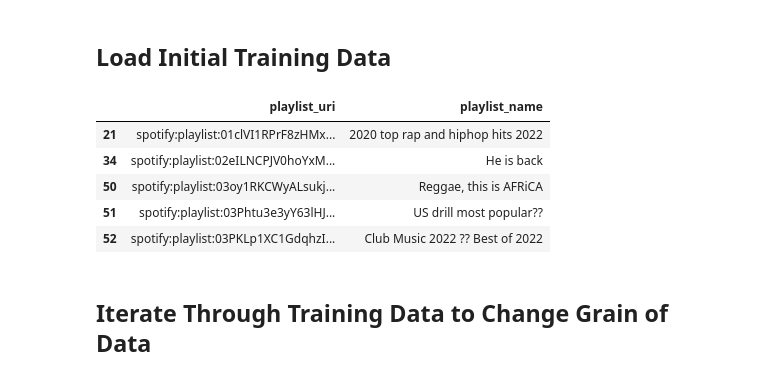
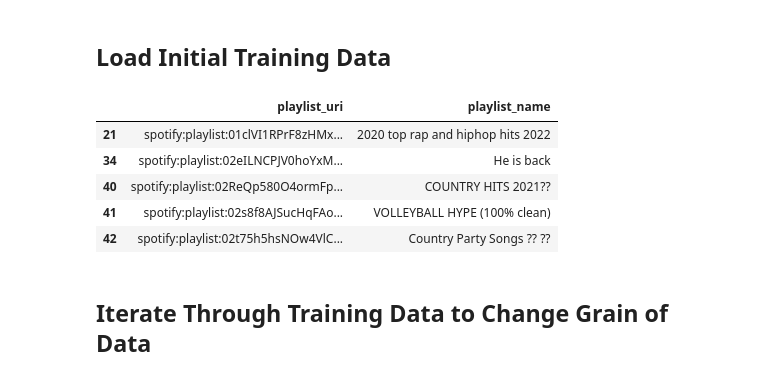
Before and after one commit to datascienceclubUVU/UVU-2022-2023, a Jupyter notebook: InitialIngestionPipeline.ipynb, the cells around one changed output. Drawn from its saved outputs; the diff is of its cells as text; code cells hidden in the pictures.

```diff
--- a/InitialIngestionPipeline.ipynb
+++ b/InitialIngestionPipeline.ipynb
@@ -38,37 +38,37 @@ def get_playlist_tracks(playlist_uri):
 # %%
 # establish connection to Spotify API
 
 cid = 'e5448a8a4fdc4b5d98b44e956d50546d'
 secret = '8924c0394d3f49a4a569fc03e891aa1b'
 client_credentials = SpotifyClientCredentials(client_id=cid, client_secret=secret)
 sp = spotipy.Spotify(client_credentials_manager=client_credentials, requests_timeout=15, retries=10)
 
 # establish connection to Postgres
 
 host_name = 'localhost'
 database_name = 'Spotify'
 engine = sql.create_engine('postgresql+psycopg2://postgres:DataNerd2023!!\
 @localhost/Spotify')
 
 # load training data
 new_batch = pd.read_csv('distinct_playlists.csv')[['playlist_uri', 'playlist_name']]
 new_batch['playlist_uri'] = new_batch['playlist_uri'].str.strip()
 
 db_query = pd.read_sql('SELECT DISTINCT playlist_uri FROM playlist_tracks', engine)
 
 outer = new_batch.merge(db_query, how='outer', indicator=True)
 anti_join = outer[(outer._merge=='left_only')].drop('_merge', axis=1)
 
 new_batch = pd.DataFrame(anti_join)
-new_batch = new_batch[0:5]
+new_batch = new_batch[0:25]
 new_batch.head()
 # %% [output]
 |  | playlist_uri | playlist_name |
 | 21 | spotify:playlist:01clVI1RPrF8zHMx... | 2020 top rap and hiphop hits 2022 |
 | 34 | spotify:playlist:02eILNCPJV0hoYxM... | He is back |
-| 50 | spotify:playlist:03oy1RKCWyALsukj... | Reggae, this is AFRiCA |
-| 51 | spotify:playlist:03Phtu3e3yY63lHJ... | US drill most popular?? |
-| 52 | spotify:playlist:03PKLp1XC1GdqhzI... | Club Music 2022 ?? Best of 2022 |
+| 40 | spotify:playlist:02ReQp580O4ormFp... | COUNTRY HITS 2021?? |
+| 41 | spotify:playlist:02s8f8AJSucHqFAo... | VOLLEYBALL HYPE (100% clean) |
+| 42 | spotify:playlist:02t75h5hsNOw4VlC... | Country Party Songs ?? ?? |
 # %% [markdown]
 ## Iterate Through Training Data to Change Grain of Data
 # %%
```
Also changed, not shown: parts of 12 cells of this notebook, 2 other files.
